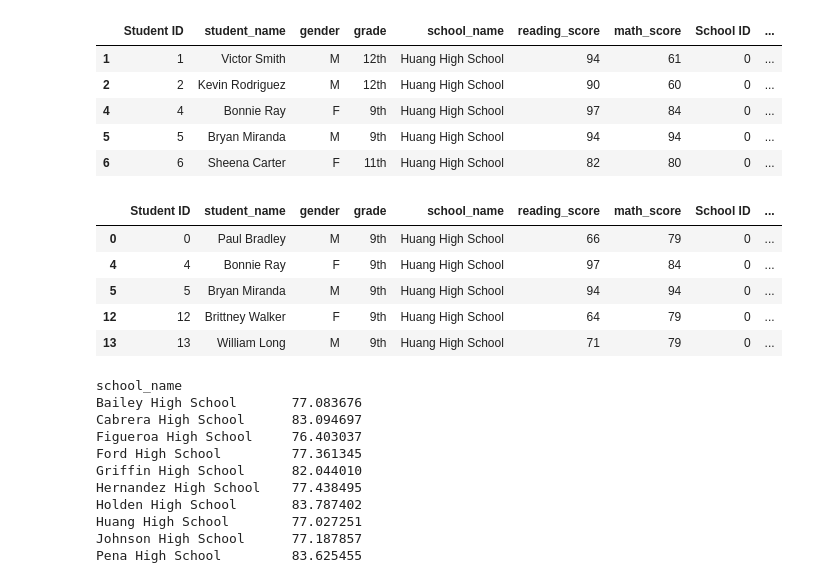
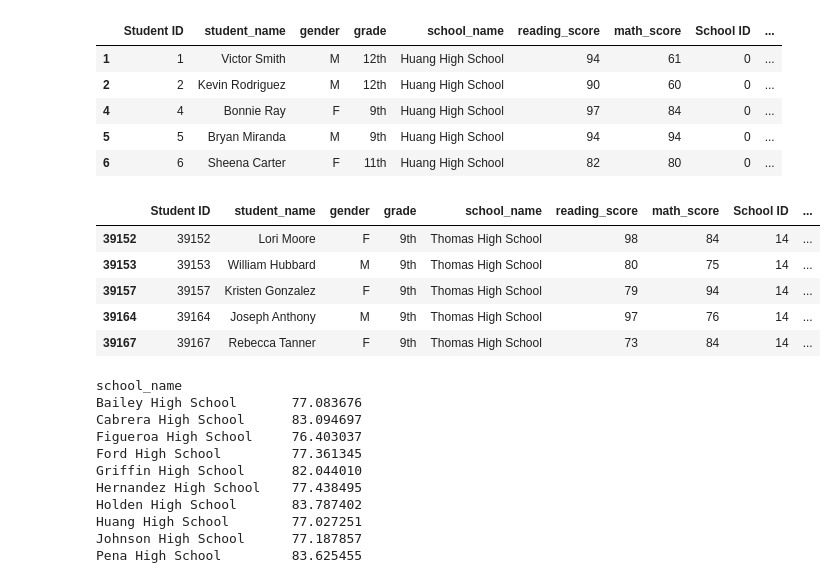
Before and after one commit to mmh926/School_District_Analysis, a Jupyter notebook: PyCitySchools_Challenge.ipynb, the cells around one changed output. Drawn from its saved outputs; the diff is of its cells as text; code cells hidden in the pictures.

```diff
--- a/PyCitySchools_Challenge.ipynb
+++ b/PyCitySchools_Challenge.ipynb
@@ -1552,21 +1886,21 @@ passing_reading.head()
 # %%
 # Create a grade level DataFrame to get the ninth thru twelfth graders in Series.
 ninth_graders = school_data_complete_df[(school_data_complete_df["grade"] == "9th")]
 
 tenth_graders = school_data_complete_df[(school_data_complete_df["grade"] == "10th")]
 
 eleventh_graders = school_data_complete_df[(school_data_complete_df["grade"] =="11th")]
 
 twelfth_graders = school_data_complete_df[(school_data_complete_df["grade"] =="12th")]
 
-ninth_graders.head()
+ninth_graders.tail()
 # %% [output]
 |  | Student ID | student_name | gender | grade | school_name | reading_score | math_score | School ID | ... |
-| 0 | 0 | Paul Bradley | M | 9th | Huang High School | 66 | 79 | 0 | ... |
-| 4 | 4 | Bonnie Ray | F | 9th | Huang High School | 97 | 84 | 0 | ... |
-| 5 | 5 | Bryan Miranda | M | 9th | Huang High School | 94 | 94 | 0 | ... |
-| 12 | 12 | Brittney Walker | F | 9th | Huang High School | 64 | 79 | 0 | ... |
-| 13 | 13 | William Long | M | 9th | Huang High School | 71 | 79 | 0 | ... |
+| 39152 | 39152 | Lori Moore | F | 9th | Thomas High School | 98 | 84 | 14 | ... |
+| 39153 | 39153 | William Hubbard | M | 9th | Thomas High School | 80 | 75 | 14 | ... |
+| 39157 | 39157 | Kristen Gonzalez | F | 9th | Thomas High School | 79 | 94 | 14 | ... |
+| 39164 | 39164 | Joseph Anthony | M | 9th | Thomas High School | 97 | 76 | 14 | ... |
+| 39167 | 39167 | Rebecca Tanner | F | 9th | Thomas High School | 73 | 84 | 14 | ... |
 # %%
 # Group each school Series by the school name for the average math score.
 ninth_grade_math_scores = ninth_graders.groupby(["school_name"]).mean()["math_score"]
```
Also changed, not shown: parts of 42 cells of this notebook.
